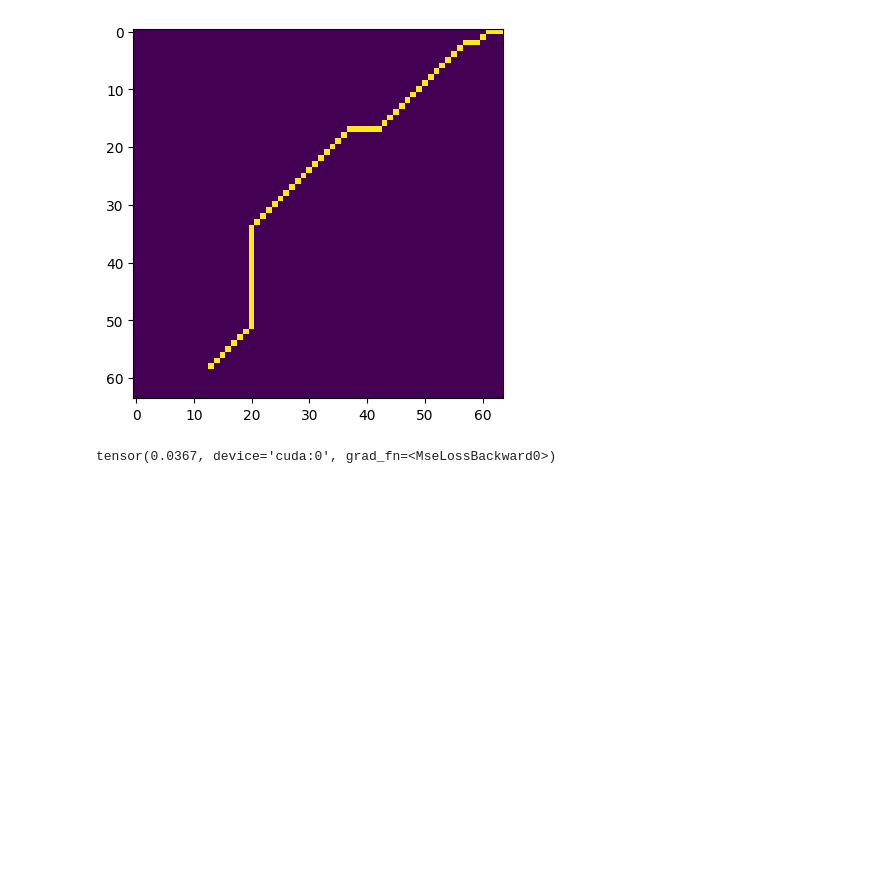
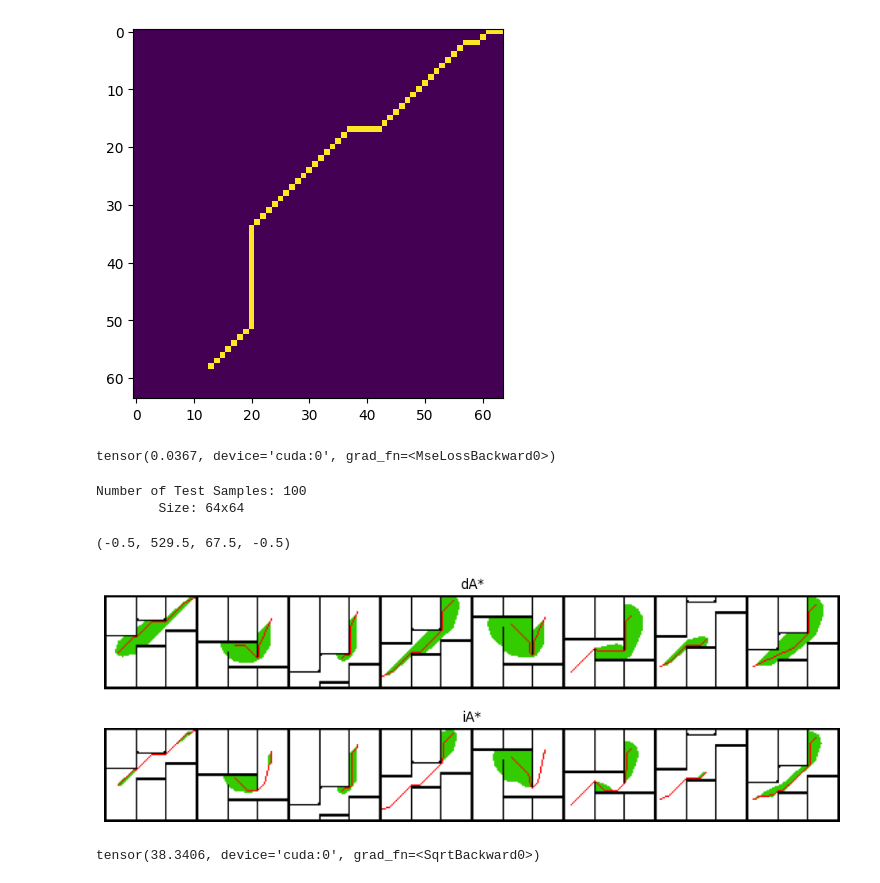
Before and after one commit to sair-lab/iAstar, a Jupyter notebook: example/example.ipynb, the cells around one changed output. Drawn from its saved outputs; the diff is of its cells as text; code cells hidden in the pictures; blank space fills up the shorter version.

```diff
--- a/example/example.ipynb
+++ b/example/example.ipynb
@@ -72,3 +76,65 @@ plt.imshow(ia_outputs.histories.detach().to('cpu')[0].squeeze())
 torch.nn.functional.mse_loss(ia_outputs.histories, ia_outputs.paths)
 # %% [output]
 tensor(0.0367, device='cuda:0', grad_fn=<MseLossBackward0>)
+# %%
+import sys
+sys.path.append("..")
+import torch
+from iastar import *
+model = torch.load("../model/04-07-2024-18-08-56/3/iaster1UNet.pkl")
+from dastar import dastar
+from data_loader import create_dataloader
+ia_planner = model[0]
+da_planner = dastar()
+dataloader = create_dataloader("../planning-datasets/mpd/instances/032/alternating_gaps_032_moore_c8.npz", "test", 8)
+# dataloader = create_dataloader("../planning-datasets/mpd/instances/032/mazes_032_moore_c8.npz", "test", 2)
+map_designs, start_maps, goal_maps, _ = next(iter(dataloader))
+# %% [output]
+Number of Test Samples: 100
+        Size: 64x64
+# %%
+import matplotlib.pyplot as plt
+device = "cuda" if torch.cuda.is_available() else "cpu"
+ia_planner.to(device)
+fig, axes = plt.subplots(2, 3, figsize=[8, 5])
+for i in range(2):
+    axes[i, 0].imshow(map_designs.numpy()[i, 0])
+    axes[i, 0].set_title("map_design")
+    axes[i, 0].axis("off")
+    axes[i, 1].imshow(start_maps.numpy()[i, 0])
+    axes[i, 1].set_title("start_map")
+    axes[i, 1].axis("off")
+    axes[i, 2].imshow(goal_maps.numpy()[i, 0])
+    axes[i, 2].set_title("goal_map")
+    axes[i, 2].axis("off")
+da_planner.eval()
+da_outputs = da_planner(map_designs.to(device), start_maps.to(device), goal_maps.to(device))
+print("dastar finished.")
+ia_planner.eval()
+ia_outputs = ia_planner(map_designs.to(device), start_maps.to(device), goal_maps.to(device))
+print("dastar finished.")
+fig, axes = plt.subplots(2, 1, figsize=[12, 4])
+
+axes[0].imshow(visualize_results(map_designs, da_outputs))
+axes[0].set_title("dA*")
+axes[0].axis("off")
+axes[1].imshow(visualize_results(map_designs, ia_outputs))
+axes[1].set_title("iA*")
+axes[1].axis("off")
+# %%
+from utils import  visualize_results
+fig, axes = plt.subplots(2, 1, figsize=[12, 4])
+
+axes[0].imshow(visualize_results(map_designs, da_outputs))
+axes[0].set_title("dA*")
+axes[0].axis("off")
+axes[1].imshow(visualize_results(map_designs, ia_outputs))
+axes[1].set_title("iA*")
+axes[1].axis("off")
+# %% [output]
+(-0.5, 529.5, 67.5, -0.5)
+[figure, added]
+# %%
+torch.sqrt(torch.sum(ia_outputs.histories - ia_outputs.paths))
+# %% [output]
+tensor(38.3406, device='cuda:0', grad_fn=<SqrtBackward0>)
```
Also changed, not shown: parts of 1 cell of this notebook, 9 other files.
